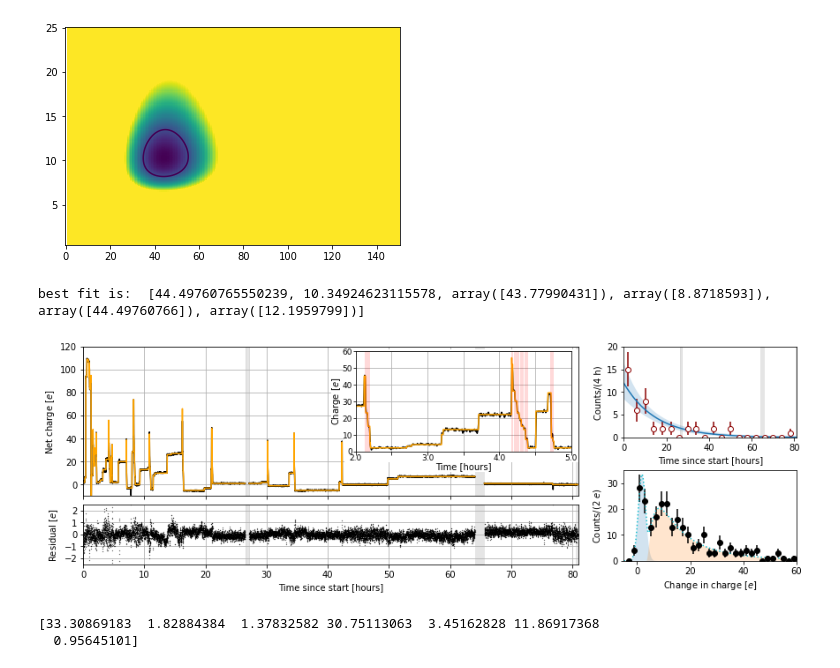
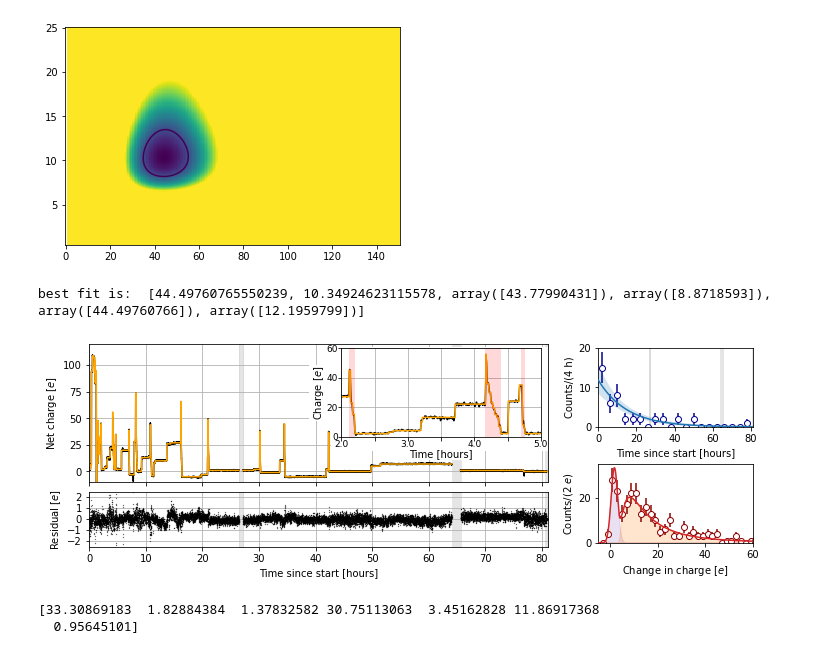
Before and after one commit to Moore-Lab/decay_analysis, a Jupyter notebook: paper_figures.ipynb, the cells around one changed output. Drawn from its saved outputs; the diff is of its cells as text; code cells hidden in the pictures.

Commit message:
small plot tweaks

```diff
--- a/paper_figures.ipynb
+++ b/paper_figures.ipynb
@@ -308,7 +308,7 @@ def multigauss(x, A1, m1, s1, A2, m2, s2, sh):
 importlib.reload(bu)
 recal = 1
 init_charge = 10
-fig = plt.figure(layout='constrained', figsize=(12, 4))
+fig = plt.figure(layout='constrained', figsize=(10, 3.33))
 subfigs = fig.subfigures(1, 2, wspace=0.02, width_ratios=[2.5,1], hspace=0)
 n_resamp = 2
 
@@ -342,7 +342,7 @@ bu.fill_dps(dead_period_edges)
 plt.ylabel("Net charge [$e$]")
 plt.xlim(xv1, xv2)
 
-inset_ax = axsLeft[0].inset_axes([0.55, 0.3, 0.435, 0.67])
+inset_ax = axsLeft[0].inset_axes([0.55, 0.33, 0.435, 0.64])
 inset_ax.plot(time_vals, filt_vec2, 'k-', label="Correlation", rasterized=True)
 inset_ax.plot(time_vals, running_charge, '-', color='orange', label="Recon. charge")
 inset_ax.set_xlim(2,5)
@@ -362,7 +362,7 @@ axsLeft[0].add_patch(rect)
 rect = Rectangle((0.7,0.17), 0.15, 0.1, transform=axsLeft[0].transAxes, color='white', zorder=3)
 axsLeft[0].add_patch(rect)
 
-rect = Rectangle((0.5,0.45), 0.05, 0.35, transform=axsLeft[0].transAxes, color='white', zorder=3)
+rect = Rectangle((0.48,0.45), 0.05, 0.4, transform=axsLeft[0].transAxes, color='white', zorder=3)
 axsLeft[0].add_patch(rect)
 
 plt.sca(axsLeft[1])
@@ -383,7 +383,7 @@ axsMid = subfigs[1].subplots(2, 1)
 plt.sca(axsMid[0])
 #plt.subplot(1,2,j+1)
 plt.errorbar( bc_for_plot, hh_for_plot, yerr=np.sqrt(hh_for_plot), fmt='o',
-             markeredgecolor='darkred', color='darkred', markerfacecolor='white', label="Data")
+             markeredgecolor='darkblue', color='darkblue', markerfacecolor='white', label="Data")
 curr_bp = params_from_profile[j]
 xx = np.linspace(0,time_hours[-1],1000)
 
@@ -398,7 +398,7 @@ ylo = np.min(countour_mat, axis=0)
 yhi = np.max(countour_mat, axis=0)
 print("best fit is: ", curr_bp )
 
-plt.plot(xx, yy, color='tab:blue', label="Fit +/- 1$\sigma$")
+plt.plot(xx, yy, color='tab:blue', label="Fit +/- 1$\sigma$", zorder=10)
 plt.fill_between(xx, ylo, yhi, color='tab:blue', alpha=0.2, edgecolor=None)
 #plt.errorbar( bc, hh2, yerr=np.sqrt(hh2), fmt='o', color='orange', markerfacecolor='None', label="Recon $\geq$6$e$")
 plt.ylim(0,20)
@@ -412,38 +412,40 @@ plt.xlim(xv1, xv2)
 #axsRight = subfigs[2].subplots(1, 1)
 plt.sca(axsMid[1])
 change_data = all_charge_changes
 #ymin, ymax = -5, 1.1*np.max(change_data)
 binslo = np.arange(-4,20,2)
 #binsmid = np.arange(5,20,5)
 binshi = np.arange(20,int(1.1*np.max(change_data)),2)
 
 bins = np.hstack((binslo, binshi))
 hh, be = np.histogram(change_data, bins=bins) #, range=(ymin,ymax))
 bc = be[:-1] + np.diff(be)/2
 bin_width = np.diff(be)
 
 gpts = bc < 100
 spars = [33.3,  1.83,  1.38, 30.8,  3.45, 11.9, 0.956]
 bp, bcov = opt.curve_fit(multigauss, bc[gpts], hh[gpts], sigma=sig[gpts], p0=spars)
 xx = np.linspace(-5, 100, 1000)
 
 bp_ln = bp.copy()
 bp_ln[0] = 0
-plt.errorbar(bc, hh, yerr=np.sqrt(hh), fmt='ko')
-plt.plot(xx, multigauss(xx, *bp), ':', color='tab:cyan')
-plt.fill_between(xx, np.zeros_like(xx), gauss(xx, *bp[:3]), alpha=0.2)
-plt.fill_between(xx, np.zeros_like(xx), multigauss(xx, *bp_ln), alpha=0.2)
+plt.errorbar(bc, hh, yerr=np.sqrt(hh), fmt='o', color='darkred', markerfacecolor='white')
+plt.plot(xx, multigauss(xx, *bp), '-', color='tab:red', zorder=10)
+plt.fill_between(xx, np.zeros_like(xx), gauss(xx, *bp[:3]), alpha=0.2, color='tab:purple')
+plt.fill_between(xx, np.zeros_like(xx), multigauss(xx, *bp_ln), alpha=0.2, color='tab:orange')
 plt.xlabel("Change in charge [$e$]")
 plt.ylabel("Counts/(2 $e$)")
 #plt.gca().set_yscale('log')
 #plt.savefig("charge_fig_paper.pdf", dpi=300, bbox_inches='tight')
 plt.ylim(0,35)
 plt.xlim(-5,60)
 
+plt.savefig("charge_fig_paper.pdf", dpi=300, bbox_inches='tight')
+
 plt.show()
 # %% [output]
 best fit is:  [44.49760765550239, 10.34924623115578, array([43.77990431]), array([8.8718593]), array([44.49760766]), array([12.1959799])]
-[figure, old version]
+[figure, new version]
 # %%
 print(bp)
 # %% [output]
```
Also changed, not shown: parts of 1 cell of this notebook, 1 other file.
